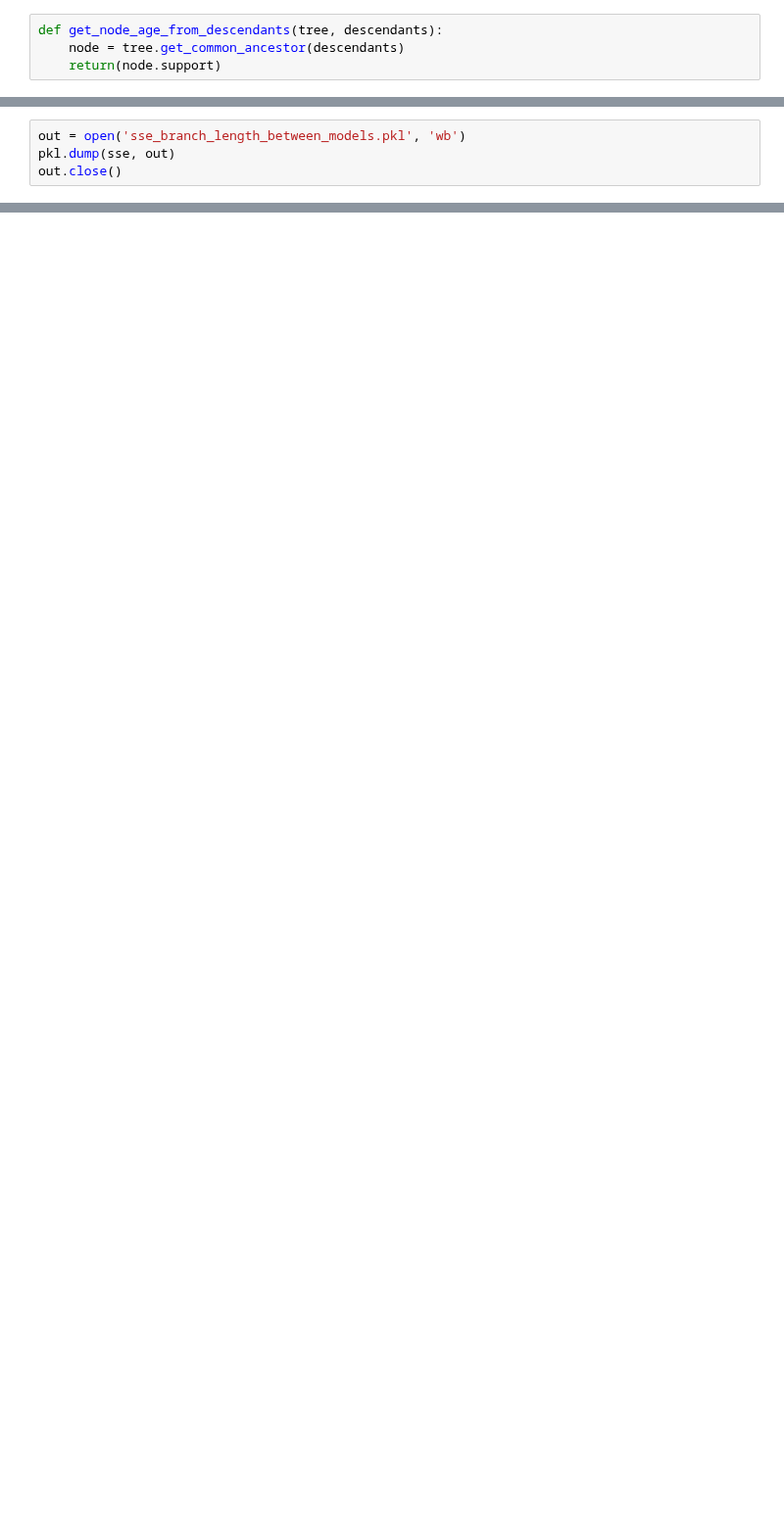
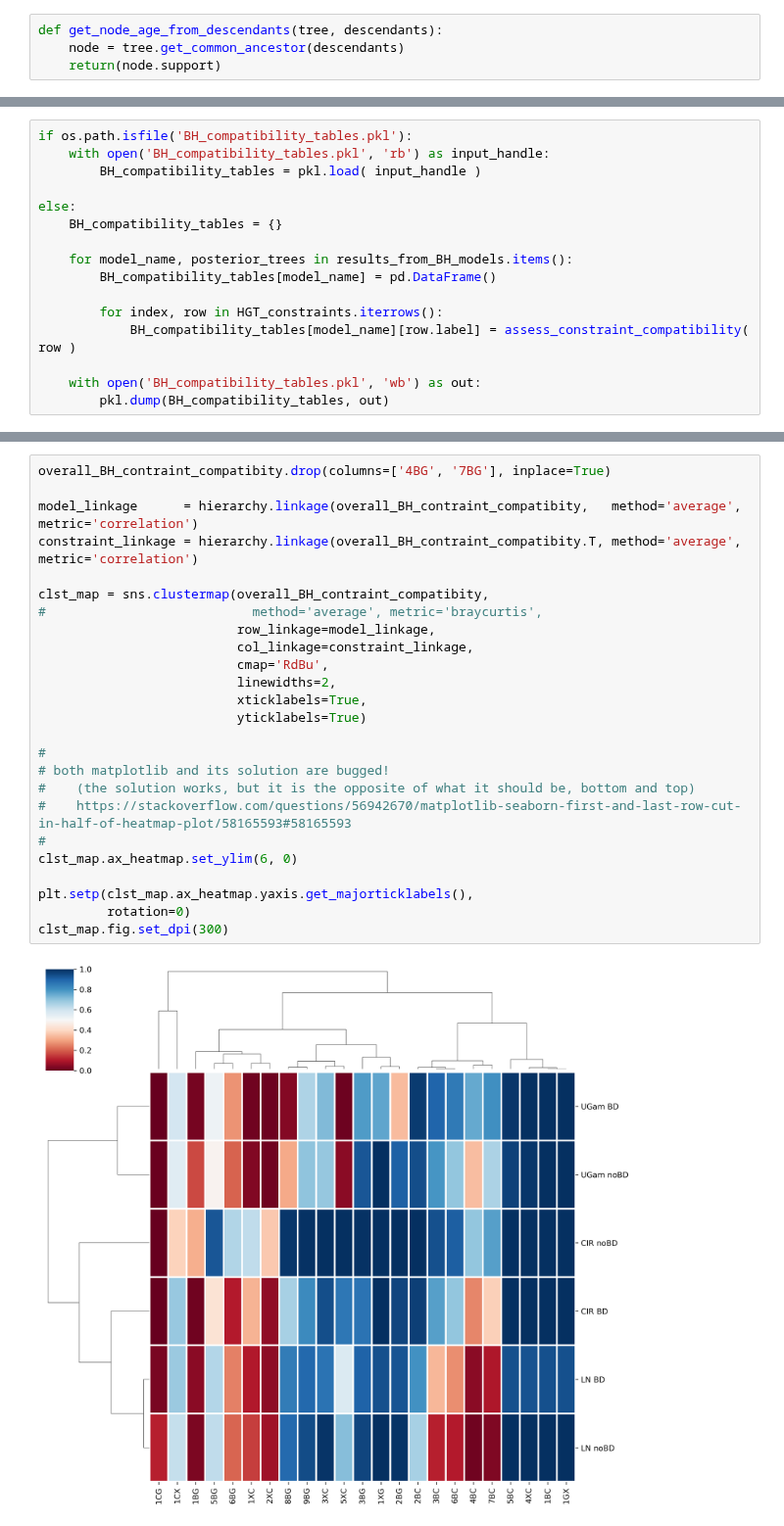
Before and after one commit to lthiberiol/jupyter_notebooks, a Jupyter notebook: kelsey/assess_constraint_compatibility_across_models.ipynb, the cells around one changed output, grey strips where cells are left out. Shown at 98% size. Cells and saved outputs as stored; diff of their text form; blank space fills up the shorter version.

```diff
--- a/kelsey/assess_constraint_compatibility_across_models.ipynb
+++ b/kelsey/assess_constraint_compatibility_across_models.ipynb
@@ -136,4 +19,0 @@ Cyano_modelBH_ugam_bd_7_20_sample.datedist Cyano_modelBH_cir_nobd_7_20_sample.da
-# %%
-out = open('sse_branch_length_between_models.pkl', 'wb')
-pkl.dump(sse, out)
-out.close()
@@ -431,0 +72,16 @@ sns.kdeplot(condensed_similarities)
+# %%
+if os.path.isfile('BH_compatibility_tables.pkl'):
+    with open('BH_compatibility_tables.pkl', 'rb') as input_handle:
+        BH_compatibility_tables = pkl.load( input_handle )
+
+else:
+    BH_compatibility_tables = {}
+
+    for model_name, posterior_trees in results_from_BH_models.items():
+        BH_compatibility_tables[model_name] = pd.DataFrame()
+
+        for index, row in HGT_constraints.iterrows():
+            BH_compatibility_tables[model_name][row.label] = assess_constraint_compatibility( row )
+
+    with open('BH_compatibility_tables.pkl', 'wb') as out:
+        pkl.dump(BH_compatibility_tables, out)
@@ -431,0 +135,27 @@ sns.kdeplot(condensed_similarities)
+# %%
+overall_BH_contraint_compatibity.drop(columns=['4BG', '7BG'], inplace=True)
+
+model_linkage      = hierarchy.linkage(overall_BH_contraint_compatibity,   method='average', metric='correlation')
+constraint_linkage = hierarchy.linkage(overall_BH_contraint_compatibity.T, method='average', metric='correlation')
+
+clst_map = sns.clustermap(overall_BH_contraint_compatibity,
+#                           method='average', metric='braycurtis',
+                          row_linkage=model_linkage,
+                          col_linkage=constraint_linkage,
+                          cmap='RdBu',
+                          linewidths=2,
+                          xticklabels=True,
+                          yticklabels=True)
+
+#
+# both matplotlib and its solution are bugged!
+#    (the solution works, but it is the opposite of what it should be, bottom and top)
+#    https://stackoverflow.com/questions/56942670/matplotlib-seaborn-first-and-last-row-cut-in-half-of-heatmap-plot/58165593#58165593
+#
+clst_map.ax_heatmap.set_ylim(6, 0)
+
+plt.setp(clst_map.ax_heatmap.yaxis.get_majorticklabels(),
+         rotation=0)
+clst_map.fig.set_dpi(300)
+# %% [output]
+[figure, added]
```
Also changed, not shown: parts of 45 cells of this notebook.
